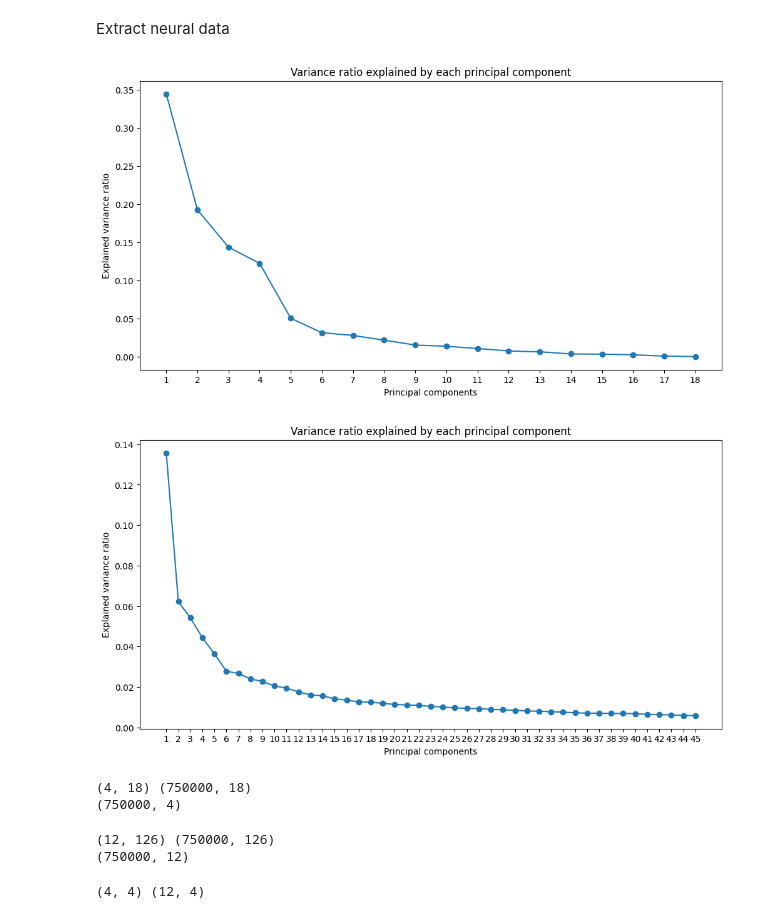
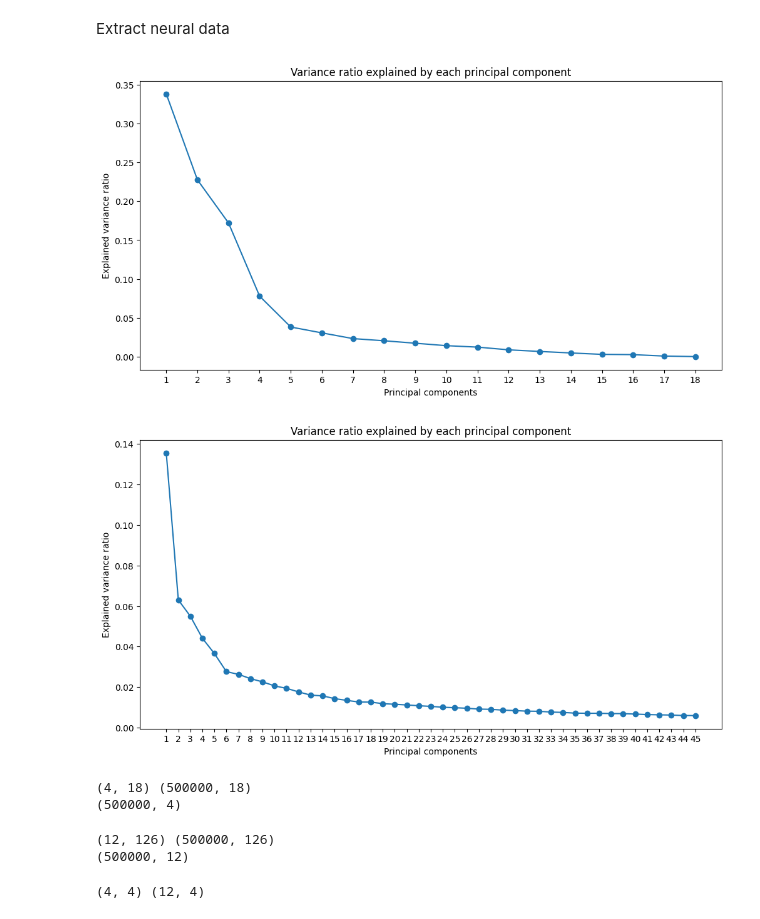
Before and after one commit to mserhat1/NMA_Project, a Jupyter notebook: testing_models.ipynb, the cells around one changed output. Cells and saved outputs as stored; diff of their text form; code cells hidden in the pictures.

```diff
--- a/testing_models.ipynb
+++ b/testing_models.ipynb
@@ -21,6 +21,6 @@ nwbfile = get_datafile(sbj=sbj, session=session)
 # %% [markdown]
 Extract spatial data
 # %%
-from functions.data import extract_spatial_data
+#from functions.data import extract_spatial_data
 
-spatial_data = extract_spatial_data(nwbfile)
+spatial_data = extract_spatial_data(nwbfile, time_window=(55000, 56000))
@@ -34,14 +41,14 @@ channel = 'all'
 #train_window = (0, 43200)
 #test_window = (43200, 86400)
 
-ecog_data = extract_neural_data(nwbfile, channel=channel, time_window=(55000, 56500))
+ecog_data = extract_neural_data(nwbfile, channel=channel, time_window=(55000, 56000))
 # %%
 from functions.analysis import keypoints_pca, ecog_pca
 
-spatial_pca = keypoints_pca(spatial_data, interp_reference=ecog_data['signal'], time_window=(55000, 56500), plot=True)
+spatial_pca = keypoints_pca(spatial_data, interp_reference=ecog_data['signal'], plot=True)
 neural_pca = ecog_pca(ecog_data, time_window=(55000, 56500), n_components=0.80, plot=True)
 # %% [output]
-[figure, old version]
+[figure, new version]
 [figure]
 # %%
 # Seems like 4 PC's is a good choice in this case.
@@ -56,8 +63,8 @@ projected_spatial = kp_data @ top_pcs.T
 
 print(projected_spatial.shape) # (n_samples, n_components)
 # %% [output]
-(4, 18) (750000, 18)
-(750000, 4)
+(4, 18) (500000, 18)
+(500000, 4)
 # %%
 chosen_pcs = 12
 neural_data = neural_pca['kp_data']
@@ -69,8 +76,8 @@ projected_neural = neural_data @ top_pcs.T
 
 print(projected_neural.shape) # (n_samples, n_components)
 # %% [output]
-(12, 126) (750000, 126)
-(750000, 12)
+(12, 126) (500000, 126)
+(500000, 12)
 # %%
 from functions.model import RRR
 
```
Also changed, not shown: parts of 12 cells of this notebook.
